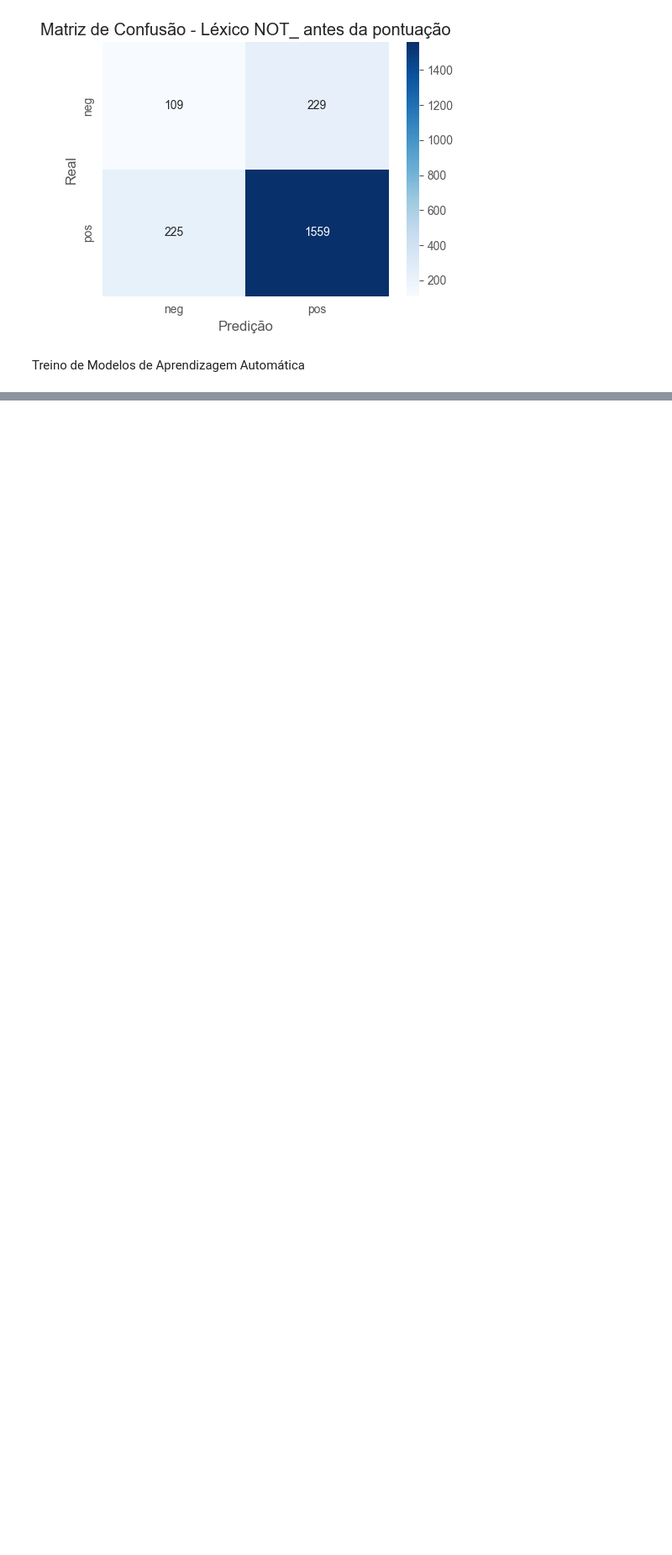
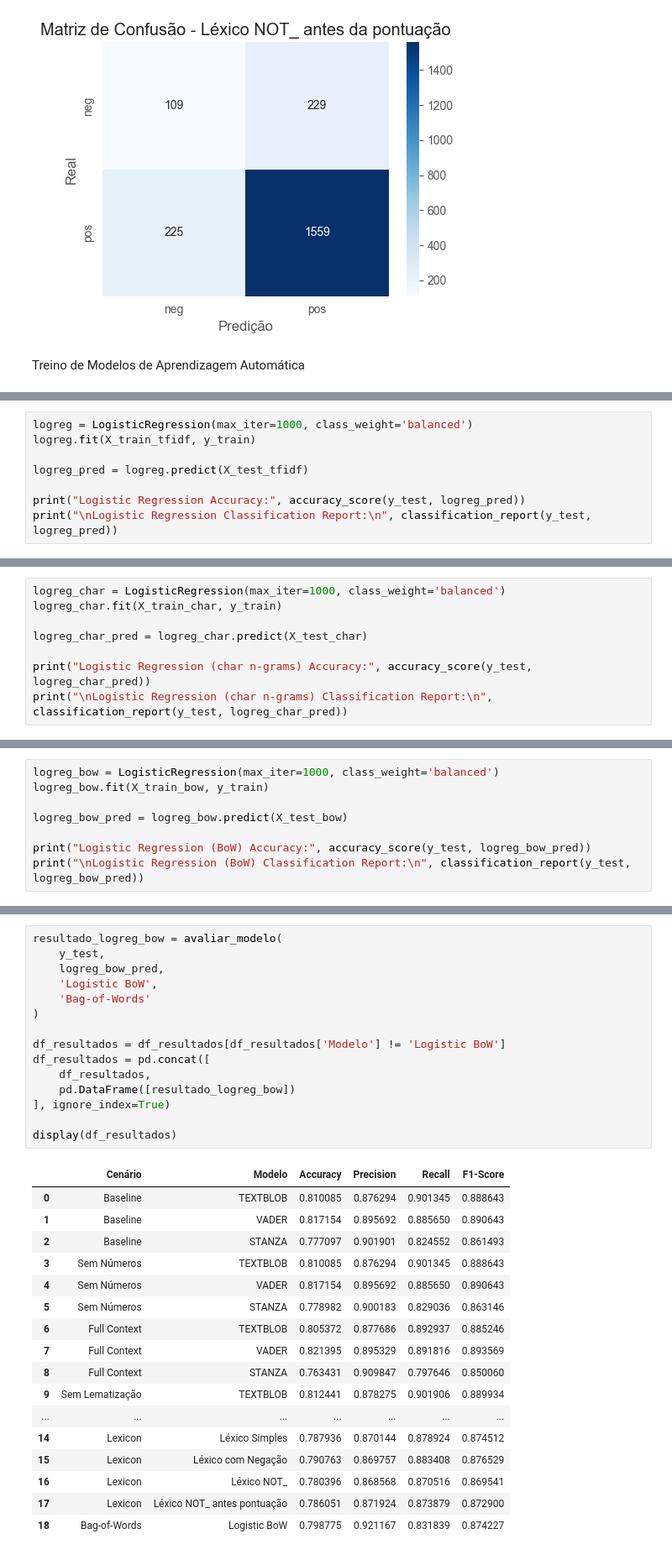
Before and after one commit to fernandorocha23/text_mining, a Jupyter notebook: project/Início.ipynb, the cells around one changed output, grey strips where cells are left out. Shown at 84% size. Drawn from its saved outputs; the diff is of its cells as text; blank space fills up the shorter version.

Commit message:
Update vectorizer configurations and add Logistic Regression with BoW model

```diff
--- a/project/Início.ipynb
+++ b/project/Início.ipynb
@@ -1118,0 +1244,8 @@ TF-IDF shape (test): (2122, 5000)
+# %%
+logreg = LogisticRegression(max_iter=1000, class_weight='balanced')
+logreg.fit(X_train_tfidf, y_train)
+
+logreg_pred = logreg.predict(X_test_tfidf)
+
+print("Logistic Regression Accuracy:", accuracy_score(y_test, logreg_pred))
+print("\nLogistic Regression Classification Report:\n", classification_report(y_test, logreg_pred))
@@ -1118,0 +1264,8 @@ TF-IDF shape (test): (2122, 5000)
+# %%
+logreg_char = LogisticRegression(max_iter=1000, class_weight='balanced')
+logreg_char.fit(X_train_char, y_train)
+
+logreg_char_pred = logreg_char.predict(X_test_char)
+
+print("Logistic Regression (char n-grams) Accuracy:", accuracy_score(y_test, logreg_char_pred))
+print("\nLogistic Regression (char n-grams) Classification Report:\n", classification_report(y_test, logreg_char_pred))
@@ -1118,0 +1284,8 @@ TF-IDF shape (test): (2122, 5000)
+# %%
+logreg_bow = LogisticRegression(max_iter=1000, class_weight='balanced')
+logreg_bow.fit(X_train_bow, y_train)
+
+logreg_bow_pred = logreg_bow.predict(X_test_bow)
+
+print("Logistic Regression (BoW) Accuracy:", accuracy_score(y_test, logreg_bow_pred))
+print("\nLogistic Regression (BoW) Classification Report:\n", classification_report(y_test, logreg_bow_pred))
@@ -1118,0 +1304,33 @@ TF-IDF shape (test): (2122, 5000)
+# %%
+resultado_logreg_bow = avaliar_modelo(
+    y_test,
+    logreg_bow_pred,
+    'Logistic BoW',
+    'Bag-of-Words'
+)
+
+df_resultados = df_resultados[df_resultados['Modelo'] != 'Logistic BoW']
+df_resultados = pd.concat([
+    df_resultados,
+    pd.DataFrame([resultado_logreg_bow])
+], ignore_index=True)
+
+display(df_resultados)
+# %% [output]
+|  | Cenário | Modelo | Accuracy | Precision | Recall | F1-Score |
+| 0 | Baseline | TEXTBLOB | 0.810085 | 0.876294 | 0.901345 | 0.888643 |
+| 1 | Baseline | VADER | 0.817154 | 0.895692 | 0.885650 | 0.890643 |
+| 2 | Baseline | STANZA | 0.777097 | 0.901901 | 0.824552 | 0.861493 |
+| 3 | Sem Números | TEXTBLOB | 0.810085 | 0.876294 | 0.901345 | 0.888643 |
+| 4 | Sem Números | VADER | 0.817154 | 0.895692 | 0.885650 | 0.890643 |
+| 5 | Sem Números | STANZA | 0.778982 | 0.900183 | 0.829036 | 0.863146 |
+| 6 | Full Context | TEXTBLOB | 0.805372 | 0.877686 | 0.892937 | 0.885246 |
+| 7 | Full Context | VADER | 0.821395 | 0.895329 | 0.891816 | 0.893569 |
+| 8 | Full Context | STANZA | 0.763431 | 0.909847 | 0.797646 | 0.850060 |
+| 9 | Sem Lematização | TEXTBLOB | 0.812441 | 0.878275 | 0.901906 | 0.889934 |
+| ... | ... | ... | ... | ... | ... | ... |
+| 14 | Lexicon | Léxico Simples | 0.787936 | 0.870144 | 0.878924 | 0.874512 |
+| 15 | Lexicon | Léxico com Negação | 0.790763 | 0.869757 | 0.883408 | 0.876529 |
+| 16 | Lexicon | Léxico NOT_ | 0.780396 | 0.868568 | 0.870516 | 0.869541 |
+| 17 | Lexicon | Léxico NOT_ antes pontuação | 0.786051 | 0.871924 | 0.873879 | 0.872900 |
+| 18 | Bag-of-Words | Logistic BoW | 0.798775 | 0.921167 | 0.831839 | 0.874227 |
```
Also changed, not shown: parts of 11 cells of this notebook.
